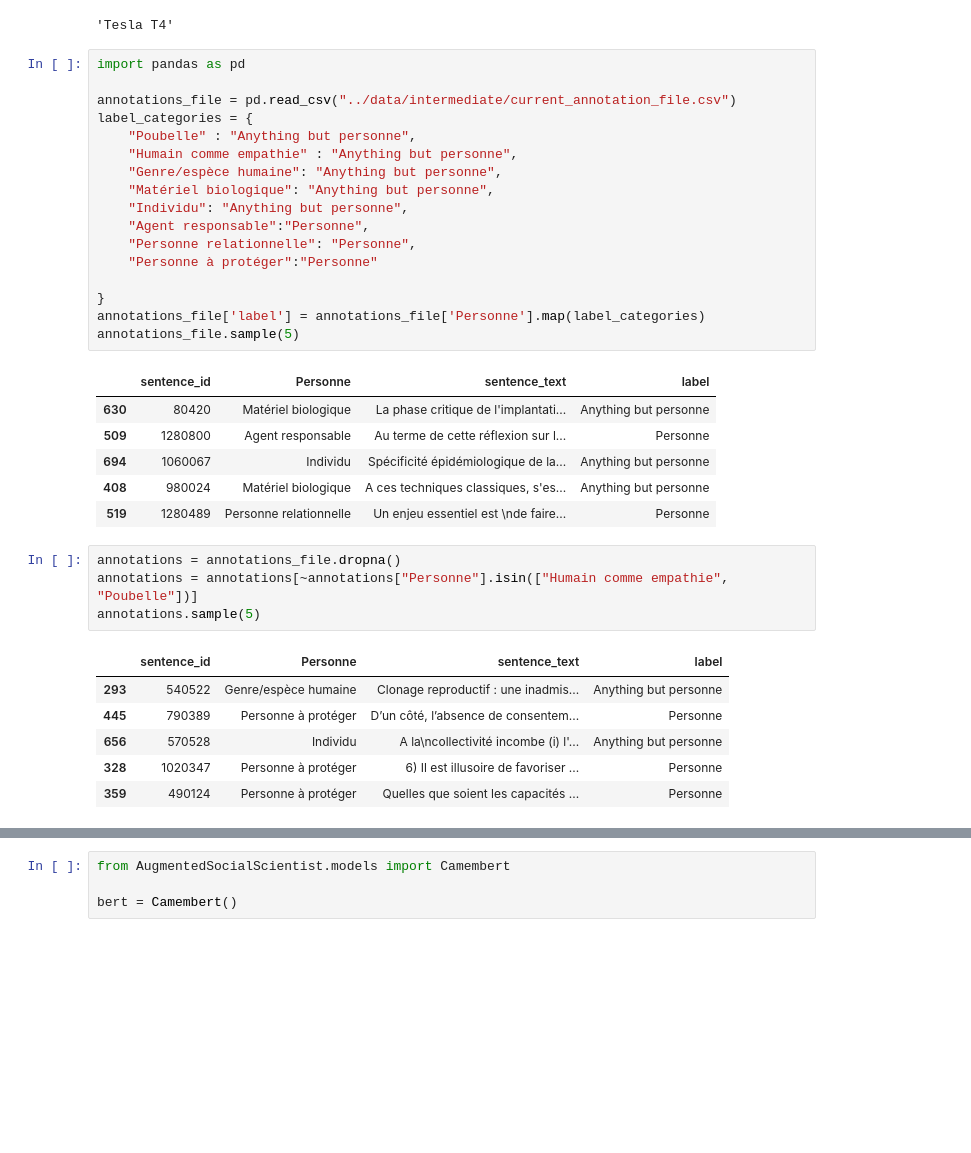
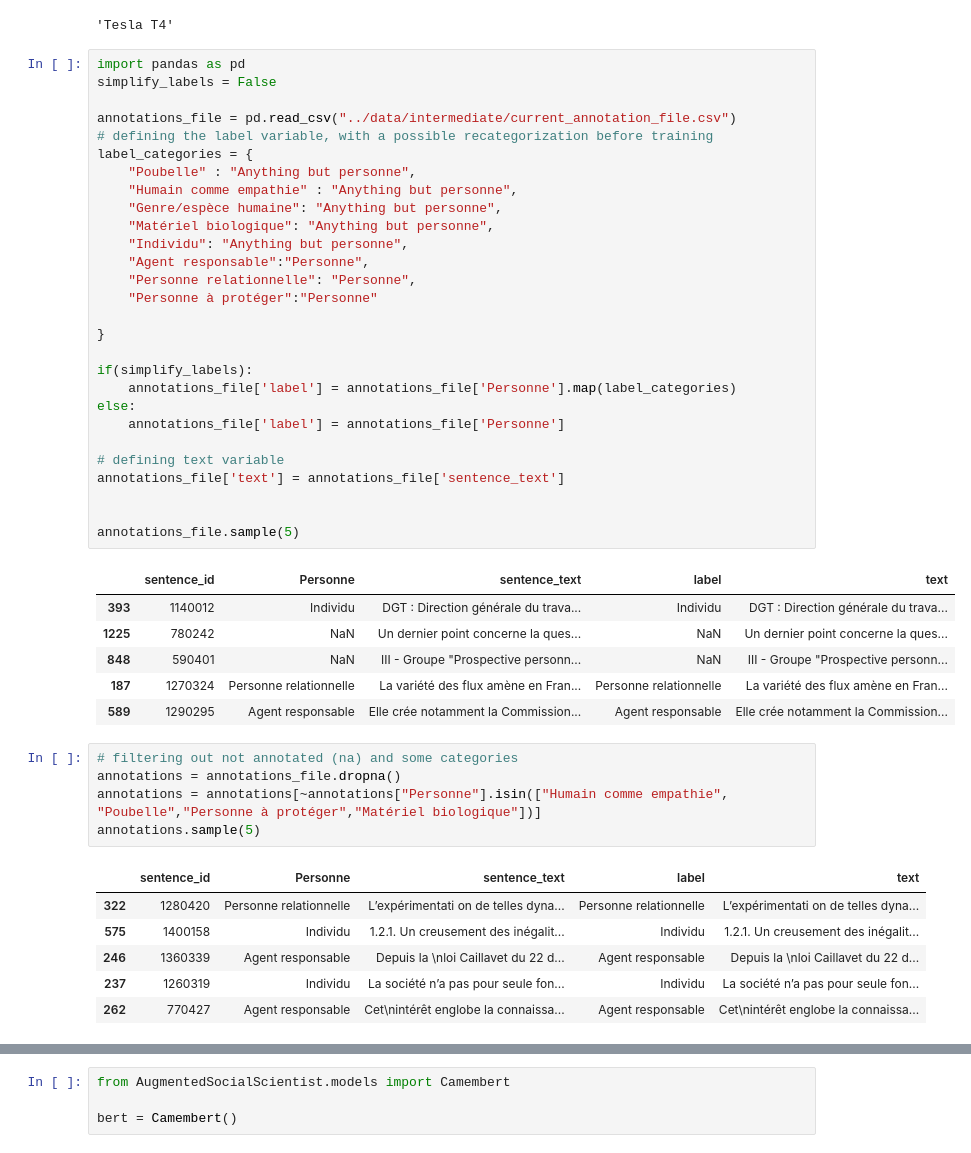
Before and after one commit to LeoMaurice/CCNE, a Jupyter notebook: src/bert.ipynb, the cells around one changed output, grey strips where cells are left out. Drawn from its saved outputs; the diff is of its cells as text; blank space fills up the shorter version.

Commit message:
testing exclusion categories, stat pred score, print pred data clean

```diff
--- a/src/bert.ipynb
+++ b/src/bert.ipynb
@@ -31,39 +31,51 @@ cuda.get_device_name(0)
 'Tesla T4'
 # %%
 import pandas as pd
+simplify_labels = False
 
 annotations_file = pd.read_csv("../data/intermediate/current_annotation_file.csv")
+# defining the label variable, with a possible recategorization before training
 label_categories = {
     "Poubelle" : "Anything but personne",
     "Humain comme empathie" : "Anything but personne",
     "Genre/espèce humaine": "Anything but personne",
     "Matériel biologique": "Anything but personne",
     "Individu": "Anything but personne",
     "Agent responsable":"Personne",
     "Personne relationnelle": "Personne",
     "Personne à protéger":"Personne"
 
 }
-annotations_file['label'] = annotations_file['Personne'].map(label_categories)
+
+if(simplify_labels):
+    annotations_file['label'] = annotations_file['Personne'].map(label_categories)
+else:
+    annotations_file['label'] = annotations_file['Personne']
+
+# defining text variable
+annotations_file['text'] = annotations_file['sentence_text']
+
+
 annotations_file.sample(5)
 # %% [output]
-|  | sentence_id | Personne | sentence_text | label |
-| 630 | 80420 | Matériel biologique | La phase critique de l'implantati... | Anything but personne |
-| 509 | 1280800 | Agent responsable | Au terme de cette réflexion sur l... | Personne |
-| 694 | 1060067 | Individu | Spécificité épidémiologique de la... | Anything but personne |
-| 408 | 980024 | Matériel biologique | A ces techniques classiques, s'es... | Anything but personne |
-| 519 | 1280489 | Personne relationnelle | Un enjeu essentiel est \nde faire... | Personne |
+|  | sentence_id | Personne | sentence_text | label | text |
+| 393 | 1140012 | Individu | DGT : Direction générale du trava... | Individu | DGT : Direction générale du trava... |
+| 1225 | 780242 | NaN | Un dernier point concerne la ques... | NaN | Un dernier point concerne la ques... |
+| 848 | 590401 | NaN | III - Groupe "Prospective personn... | NaN | III - Groupe "Prospective personn... |
+| 187 | 1270324 | Personne relationnelle | La variété des flux amène en Fran... | Personne relationnelle | La variété des flux amène en Fran... |
+| 589 | 1290295 | Agent responsable | Elle crée notamment la Commission... | Agent responsable | Elle crée notamment la Commission... |
 # %%
+# filtering out not annotated (na) and some categories
 annotations = annotations_file.dropna()
-annotations = annotations[~annotations["Personne"].isin(["Humain comme empathie", "Poubelle"])]
+annotations = annotations[~annotations["Personne"].isin(["Humain comme empathie", "Poubelle","Personne à protéger","Matériel biologique"])]
 annotations.sample(5)
 # %% [output]
-|  | sentence_id | Personne | sentence_text | label |
-| 293 | 540522 | Genre/espèce humaine | Clonage reproductif : une inadmis... | Anything but personne |
-| 445 | 790389 | Personne à protéger | D’un côté, l’absence de consentem... | Personne |
-| 656 | 570528 | Individu | A la\ncollectivité incombe (i) l'... | Anything but personne |
-| 328 | 1020347 | Personne à protéger | 6) Il est illusoire de favoriser ... | Personne |
-| 359 | 490124 | Personne à protéger | Quelles que soient les capacités ... | Personne |
+|  | sentence_id | Personne | sentence_text | label | text |
+| 322 | 1280420 | Personne relationnelle | L’expérimentati on de telles dyna... | Personne relationnelle | L’expérimentati on de telles dyna... |
+| 575 | 1400158 | Individu | 1.2.1. Un creusement des inégalit... | Individu | 1.2.1. Un creusement des inégalit... |
+| 246 | 1360339 | Agent responsable | Depuis la \nloi Caillavet du 22 d... | Agent responsable | Depuis la \nloi Caillavet du 22 d... |
+| 237 | 1260319 | Individu | La société n’a pas pour seule fon... | Individu | La société n’a pas pour seule fon... |
+| 262 | 770427 | Agent responsable | Cet\nintérêt englobe la connaissa... | Agent responsable | Cet\nintérêt englobe la connaissa... |
 # %%
 annotations["Personne"].value_counts()
 # %% [output]
```
Also changed, not shown: parts of 9 cells of this notebook.
